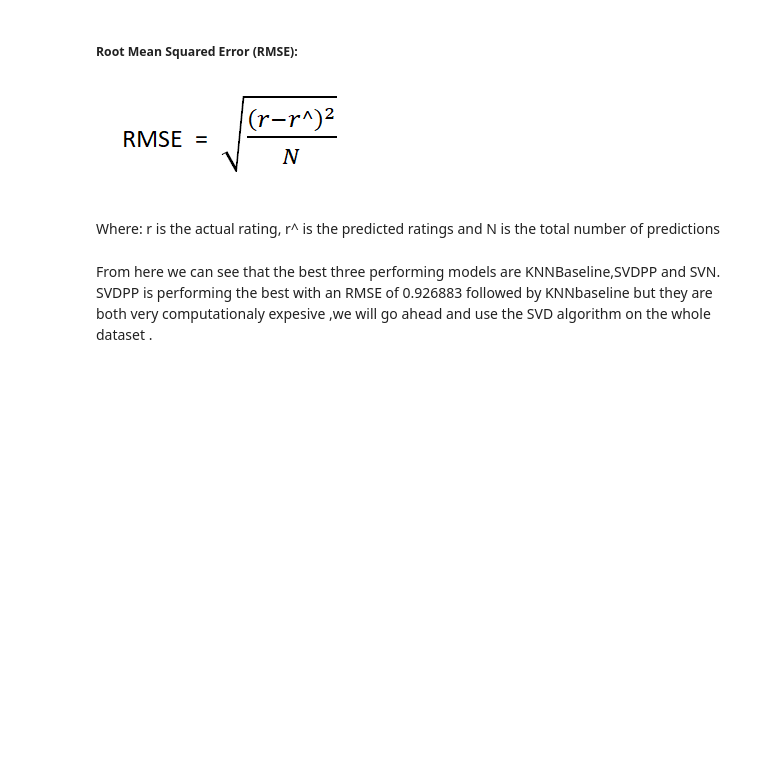
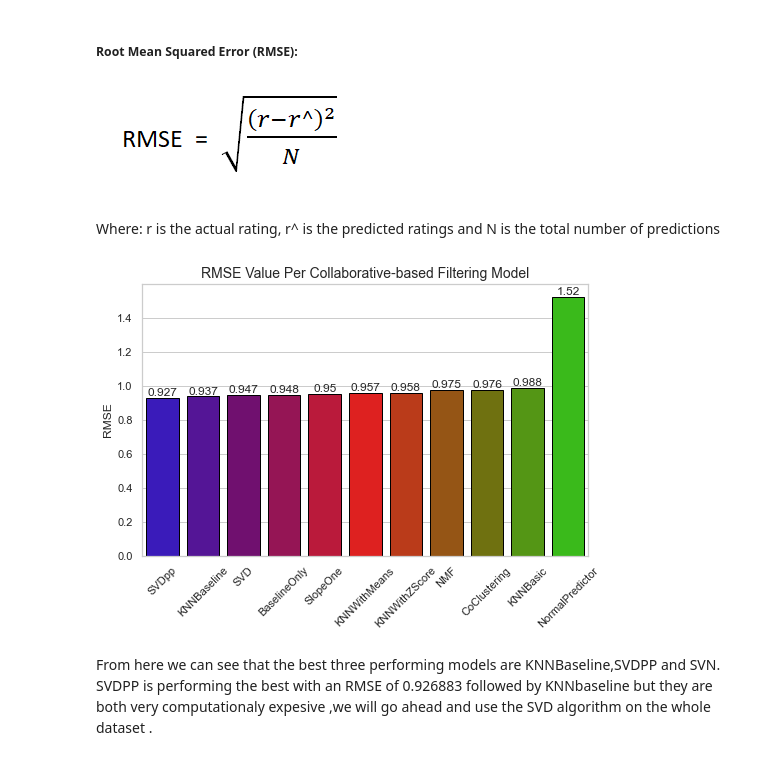
Before and after one commit to EDSA-Unsupervised-Learning-Team-15/unsupervised-predict-streamlit-template, a Jupyter notebook: Recommender_Systems (2).ipynb, the cells around one changed output. Drawn from its saved outputs; the diff is of its cells as text; code cells hidden in the pictures; blank space fills up the shorter version.

```diff
--- a/Recommender_Systems (2).ipynb
+++ b/Recommender_Systems (2).ipynb
@@ -1282,17 +1282,20 @@ N is the total number of predictions
 # %%
 # Compare RMSE values between models
 fig,axis = plt.subplots(figsize=(8, 5))
-rmse_x = ['SVD', 'SVDpp', 'SlopeOne', 'NMF', 'NormalPredictor', 'KNNBaseline',
-                  'KNNBasic', 'KNNWithMeans', 'KNNWithZScore', 'BaselineOnly', 'CoClustering']
-rmse_y = [algo_rmse]
+rmse_x = ['SVDpp','KNNBaseline','SVD','BaselineOnly', 'SlopeOne', 'KNNWithMeans','KNNWithZScore','NMF',
+          'CoClustering','KNNBasic','NormalPredictor']
+rmse_y = [0.926883,0.936598,0.946591,0.947660,0.950195,0.956625,
+          0.957817,0.975043,0.976045,0.987697,1.520192]
 ax = sns.barplot(x=rmse_x, y=rmse_y,palette='brg',edgecolor='black')
 plt.title('RMSE Value Per Collaborative-based Filtering Model',fontsize=14)
-plt.xticks(rotation=90)
+plt.xticks(rotation=45)
 plt.ylabel('RMSE')
 for p in ax.patches:
-    ax.text(p.get_x() + p.get_width()/2, p.get_y() + p.get_height(), round(p.get_height(),2), fontsize=12, ha="center", va='bottom')
+    ax.text(p.get_x() + p.get_width()/2, p.get_y() + p.get_height(), round(p.get_height(),3), fontsize=12, ha="center", va='bottom')
 
 plt.show()
+# %% [output]
+[figure, added]
 # %% [markdown]
 From here we can see that the best three performing models are KNNBaseline,SVDPP and SVN. SVDPP is performing the best with an RMSE of 0.926883 followed by KNNbaseline but they are both very computationaly expesive ,we will go ahead and use the SVD algorithm on the whole dataset .
 # %% [markdown]
```
Also changed, not shown: parts of 5 cells of this notebook.
